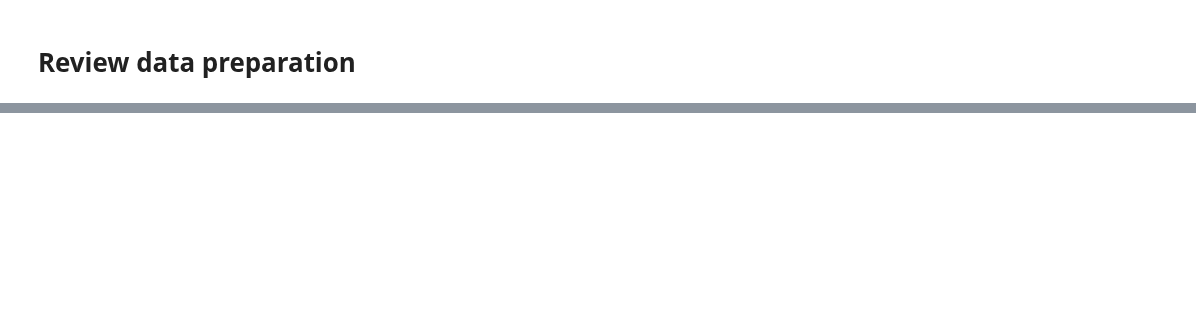
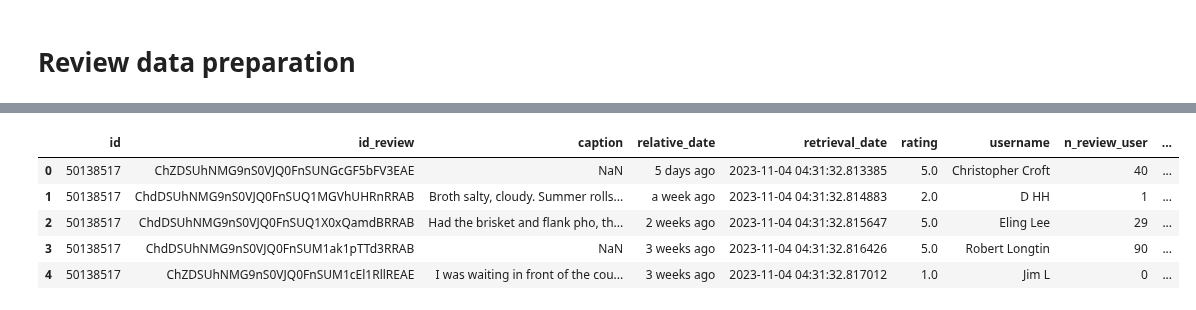
Before and after one commit to Somerville-2023/New-York-health-Inspection-Prediction, a Jupyter notebook: nick-folder/review_work.ipynb, the cells around one changed output, grey strips where cells are left out. Cells and saved outputs as stored; diff of their text form; code cells hidden in the pictures; blank space fills up the shorter version.

```diff
--- a/nick-folder/review_work.ipynb
+++ b/nick-folder/review_work.ipynb
@@ -33,0 +27,12 @@ api_reviews.head(3)
+# %%
+def clean_additional(data):
+    df = data.copy()
+    df['additional'] = df.r_additional.apply(lambda x: re.findall(r'\'([^\']+)?\'', x))
+    important_additionals = \
+    ['Service: 5', 'Service: 4', 'Service: 3','Service: 2','Service: 1',
+     'Atmosphere: 5', 'Atmosphere: 4', 'Atmosphere: 3', 'Atmosphere: 2', 'Atmosphere: 1',
+     'Food: 5',  'Food: 4',  'Food: 3',  'Food: 2',  'Food: 1', 'Price per person $10–20',
+     'Price per person $20–30', 'Price per person $30–50','Price per person $50–100', 'Price per person $100+']
+    df['additional'] = df.additional.apply(lambda x: [ele for ele in x if ele in important_additionals])
+    df['additional'] = df.additional.apply(lambda x: ' '.join(x))
+    return df
@@ -33,0 +65,9 @@ api_reviews.head(3)
+# %%
+clean.head()
+# %% [output]
+|  | id | id_review | caption | relative_date | retrieval_date | rating | username | n_review_user | ... |
+| 0 | 50138517 | ChZDSUhNMG9nS0VJQ0FnSUNGcGF5bFV3EAE | NaN | 5 days ago | 2023-11-04 04:31:32.813385 | 5.0 | Christopher Croft | 40 | ... |
+| 1 | 50138517 | ChdDSUhNMG9nS0VJQ0FnSUQ1MGVhUHRnRRAB | Broth salty, cloudy. Summer rolls... | a week ago | 2023-11-04 04:31:32.814883 | 2.0 | D HH | 1 | ... |
+| 2 | 50138517 | ChdDSUhNMG9nS0VJQ0FnSUQ1X0xQamdBRRAB | Had the brisket and flank pho, th... | 2 weeks ago | 2023-11-04 04:31:32.815647 | 5.0 | Eling Lee | 29 | ... |
+| 3 | 50138517 | ChdDSUhNMG9nS0VJQ0FnSUM1ak1pTTd3RRAB | NaN | 3 weeks ago | 2023-11-04 04:31:32.816426 | 5.0 | Robert Longtin | 90 | ... |
+| 4 | 50138517 | ChZDSUhNMG9nS0VJQ0FnSUM1cEl1RllREAE | I was waiting in front of the cou... | 3 weeks ago | 2023-11-04 04:31:32.817012 | 1.0 | Jim L | 0 | ... |
```
Also changed, not shown: parts of 24 cells of this notebook, 2 other files.
